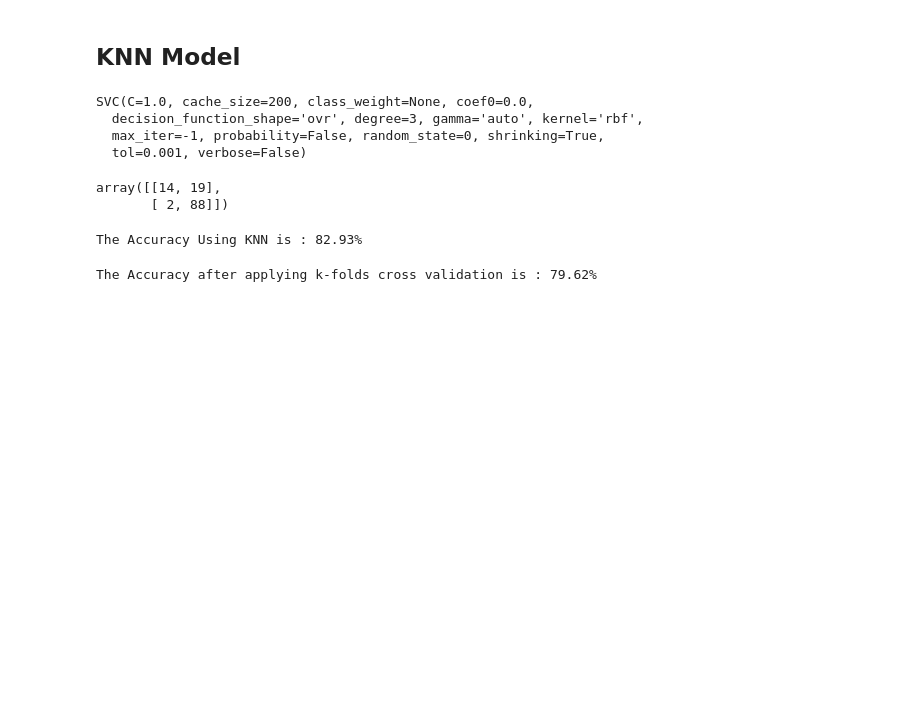
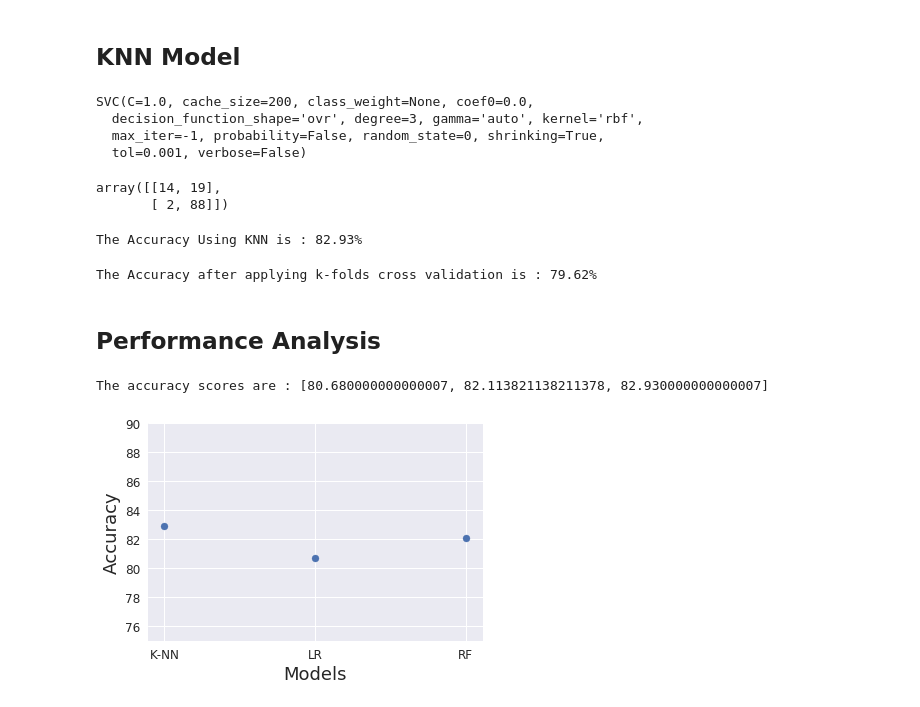
Before and after one commit to aswinrprasad/MachineLearning, a Jupyter notebook: Loan Eligibility Prediction/Loan Eligibility Prediction.ipynb, the cells around one changed output. Drawn from its saved outputs; the diff is of its cells as text; code cells hidden in the pictures; blank space fills up the shorter version.

Commit message:
Performance plot added

```diff
--- a/Loan Eligibility Prediction/Loan Eligibility Prediction.ipynb
+++ b/Loan Eligibility Prediction/Loan Eligibility Prediction.ipynb
@@ -348,5 +350,7 @@ y_test = y_test.astype('int')
 model = RandomForestClassifier(n_estimators=100)
 model.fit(x_train,y_train)
 predictions = model.predict(x_test)
-print("Accuracy of Random Forest model by splitting the data to 80% Train and 20% Test is : "+str(round(accuracy_score(y_test, predictions)*100 , 2))+"%")
+rfacc=accuracy_score(y_test, predictions)*100
+acc_scores.append(rfacc)
+print("Accuracy of Random Forest model by splitting the data to 80% Train and 20% Test is : "+str(round(rfacc,2))+"%")
 # %% [output]
@@ -513,8 +517,8 @@ x_train = sc.fit_transform(x_train.astype('float'))
 x_test = sc.transform(x_test.astype('float'))
 # %%
 # Fitting Kernel SVM to the Training set
-classifier = SVC(kernel='rbf',random_state=0)
-classifier.fit(x_train,y_train.astype('int'))
+classifier1 = SVC(kernel='rbf',random_state=0)
+classifier1.fit(x_train,y_train.astype('int'))
 # %% [output]
 SVC(C=1.0, cache_size=200, class_weight=None, coef0=0.0,
   decision_function_shape='ovr', degree=3, gamma='auto', kernel='rbf',
@@ -522,7 +526,7 @@ SVC(C=1.0, cache_size=200, class_weight=None, coef0=0.0,
   tol=0.001, verbose=False)
 # %%
 # Predecting the results
-y_predknn = classifier.predict(x_test)
+y_predknn = classifier1.predict(x_test)
 # %%
 # implementing the confusion matrix
 cm = confusion_matrix(y_test.astype('int'), y_predknn)
@@ -531,8 +535,9 @@ cm
 array([[14, 19],
        [ 2, 88]])
 # %%
-ac=accuracy_score(y_test.astype('int'),y_predknn)
-print("The Accuracy Using KNN is : "+str(round(ac*100,2))+"%")
+ac=round(accuracy_score(y_test.astype('int'),y_predknn)*100,2)
+acc_scores.append(ac)
+print("The Accuracy Using KNN is : "+str(ac)+"%")
 # %% [output]
 The Accuracy Using KNN is : 82.93%
 # %%
@@ -542,3 +547,21 @@ accuracies = cross_val_score(estimator = classifier, X = x_train.astype('int'),
 print("The Accuracy after applying k-folds cross validation is : "+str(round(accuracies.mean()*100,2))+"%")
 # %% [output]
 The Accuracy after applying k-folds cross validation is : 79.62%
+# %% [markdown]
+## Performance Analysis
+# %%
+
+print("The accuracy scores are :",acc_scores)
+models=['LR', 'RF', 'K-NN']
+
+fig, ax = plt.subplots()
+
+
+plt.scatter(models, acc_scores)
+plt.ylim(75, 90)
+ax.set_xlabel('Models', size=18)
+ax.set_ylabel('Accuracy', size=18)
+plt.show()
+# %% [output]
+The accuracy scores are : [80.680000000000007, 82.113821138211378, 82.930000000000007]
+[figure, added]
```
Also changed, not shown: parts of 7 cells of this notebook.
